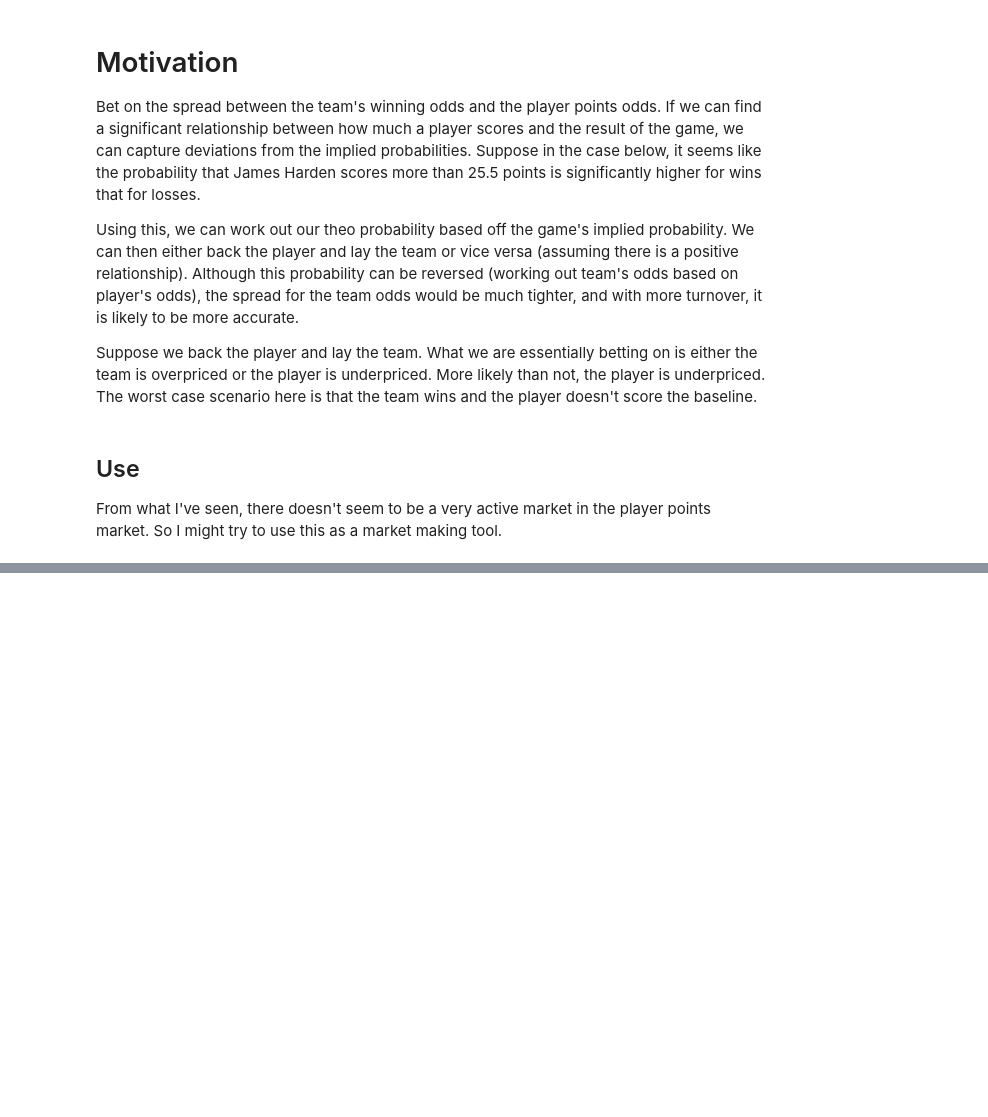
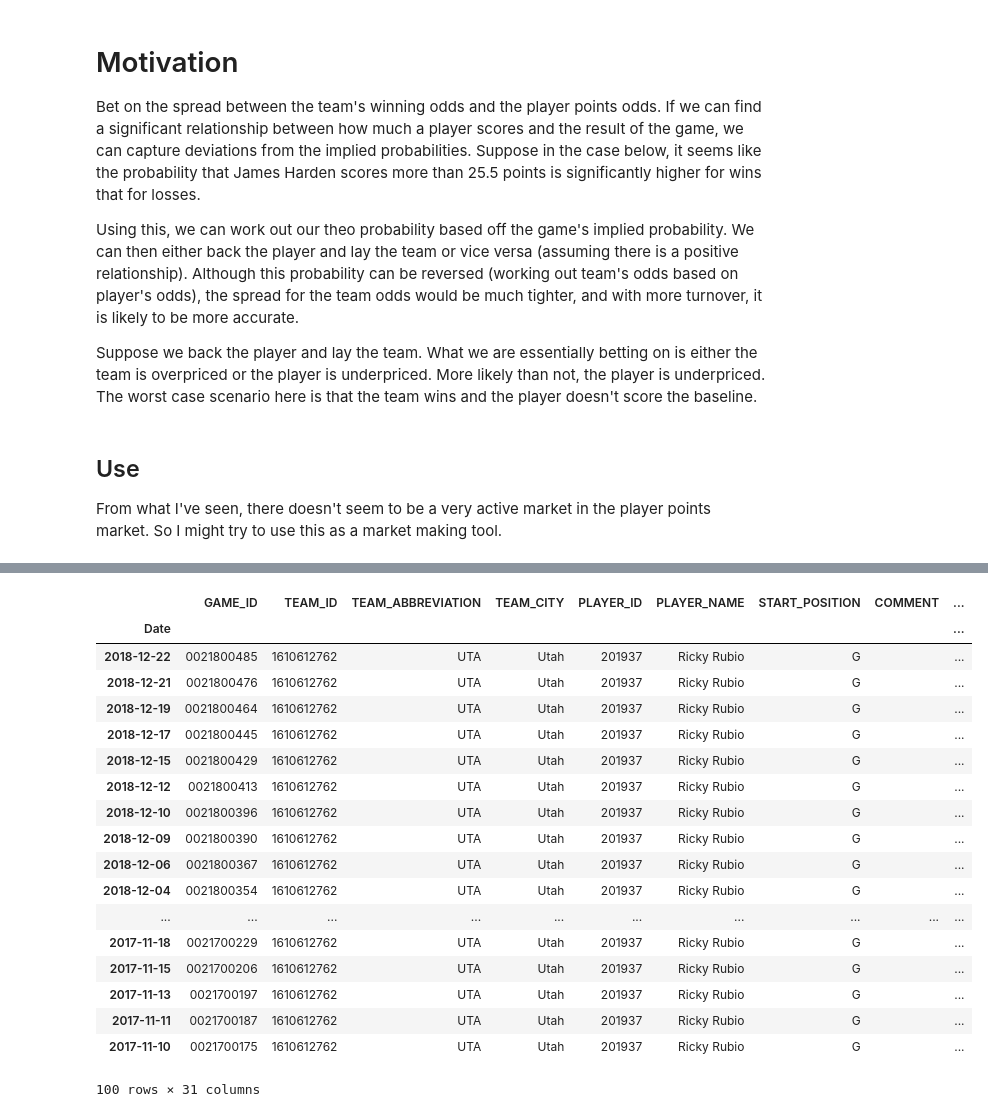
Before and after one commit to johnny-wong/nba_stats, a Jupyter notebook: Notebooks/Tools/1. Player stats overview.ipynb, the cells around one changed output, grey strips where cells are left out. Saved outputs shown, nothing was run; the diff lists cells and outputs as text; code cells hidden in the pictures; blank space fills up the shorter version.

```diff
--- a/Notebooks/Tools/1. Player stats overview.ipynb
+++ b/Notebooks/Tools/1. Player stats overview.ipynb
@@ -146,0 +125,22 @@ df = pl_pts_odds_WL(player_name, stat, baseline, team_opp_odds, past_n_games)
+# %%
+pd.DataFrame(df)
+# %% [output]
+|  | GAME_ID | TEAM_ID | TEAM_ABBREVIATION | TEAM_CITY | PLAYER_ID | PLAYER_NAME | START_POSITION | COMMENT | ... |
+| Date |  |  |  |  |  |  |  |  | ... |
+| 2018-12-22 | 0021800485 | 1610612762 | UTA | Utah | 201937 | Ricky Rubio | G |  | ... |
+| 2018-12-21 | 0021800476 | 1610612762 | UTA | Utah | 201937 | Ricky Rubio | G |  | ... |
+| 2018-12-19 | 0021800464 | 1610612762 | UTA | Utah | 201937 | Ricky Rubio | G |  | ... |
+| 2018-12-17 | 0021800445 | 1610612762 | UTA | Utah | 201937 | Ricky Rubio | G |  | ... |
+| 2018-12-15 | 0021800429 | 1610612762 | UTA | Utah | 201937 | Ricky Rubio | G |  | ... |
+| 2018-12-12 | 0021800413 | 1610612762 | UTA | Utah | 201937 | Ricky Rubio | G |  | ... |
+| 2018-12-10 | 0021800396 | 1610612762 | UTA | Utah | 201937 | Ricky Rubio | G |  | ... |
+| 2018-12-09 | 0021800390 | 1610612762 | UTA | Utah | 201937 | Ricky Rubio | G |  | ... |
+| 2018-12-06 | 0021800367 | 1610612762 | UTA | Utah | 201937 | Ricky Rubio | G |  | ... |
+| 2018-12-04 | 0021800354 | 1610612762 | UTA | Utah | 201937 | Ricky Rubio | G |  | ... |
+| ... | ... | ... | ... | ... | ... | ... | ... | ... | ... |
+| 2017-11-18 | 0021700229 | 1610612762 | UTA | Utah | 201937 | Ricky Rubio | G |  | ... |
+| 2017-11-15 | 0021700206 | 1610612762 | UTA | Utah | 201937 | Ricky Rubio | G |  | ... |
+| 2017-11-13 | 0021700197 | 1610612762 | UTA | Utah | 201937 | Ricky Rubio | G |  | ... |
+| 2017-11-11 | 0021700187 | 1610612762 | UTA | Utah | 201937 | Ricky Rubio | G |  | ... |
+| 2017-11-10 | 0021700175 | 1610612762 | UTA | Utah | 201937 | Ricky Rubio | G |  | ... |
+100 rows × 31 columns
```
Also changed, not shown: parts of 5 cells of this notebook.
